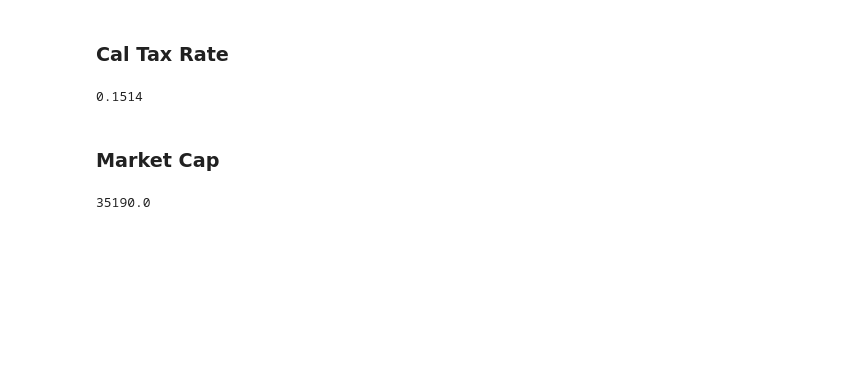
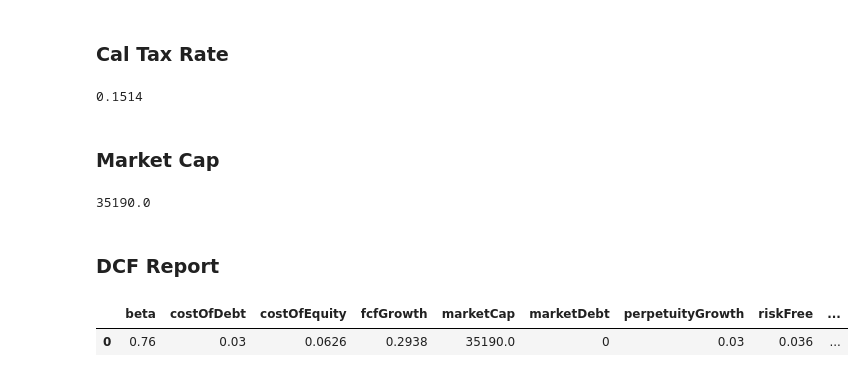
Before and after one commit to jpsiyu/stock-analysis, a Jupyter notebook: Step 11. Build A Business Module.ipynb, the cells around one changed output. Cells and saved outputs as stored; diff of their text form; code cells hidden in the pictures; blank space fills up the shorter version.

```diff
--- a/Step 11. Build A Business Module.ipynb
+++ b/Step 11. Build A Business Module.ipynb
@@ -35,3 +38,5 @@ business.taxRate()
 business.marketCap()
 # %% [output]
 35190.0
+# %% [markdown]
+### DCF Report
@@ -37,0 +45,5 @@ business.marketCap()
+# %%
+factorReport
+# %% [output]
+|  | beta | costOfDebt | costOfEquity | fcfGrowth | marketCap | marketDebt | perpetuityGrowth | riskFree | ... |
+| 0 | 0.76 | 0.03 | 0.0626 | 0.2938 | 35190.0 | 0 | 0.03 | 0.036 | ... |
```
Also changed, not shown: parts of 7 cells of this notebook, 2 other files.
